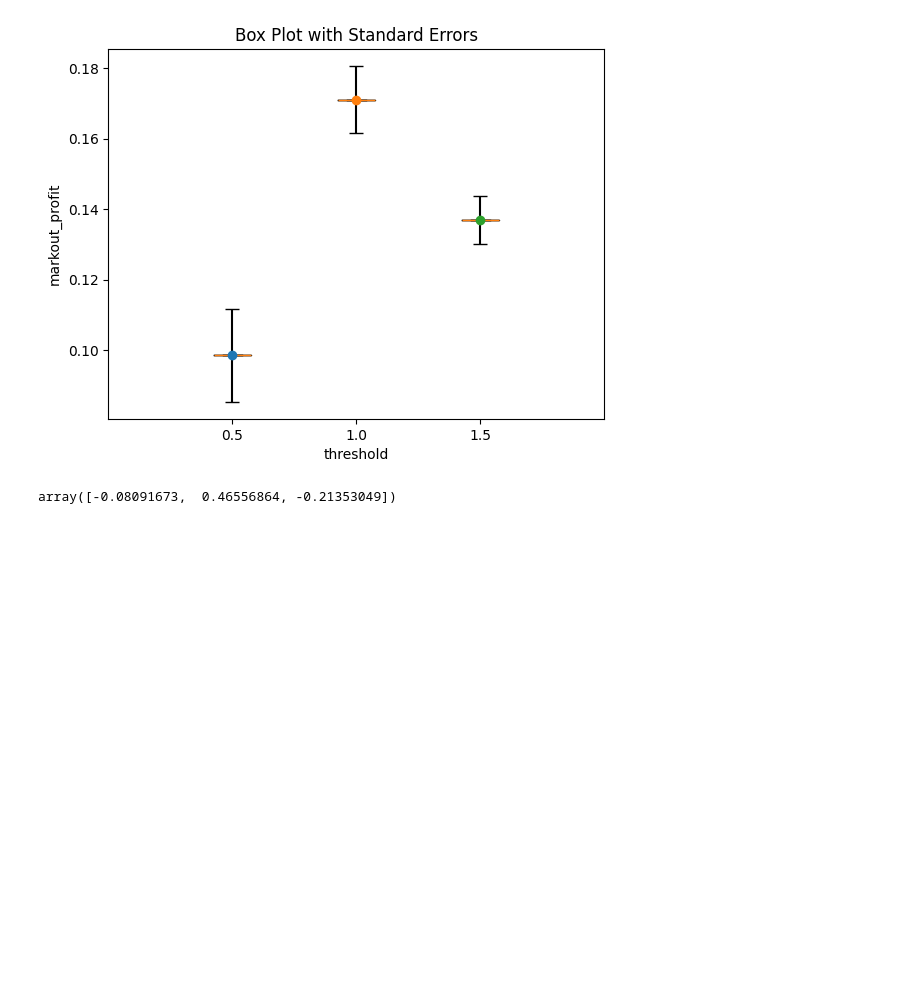
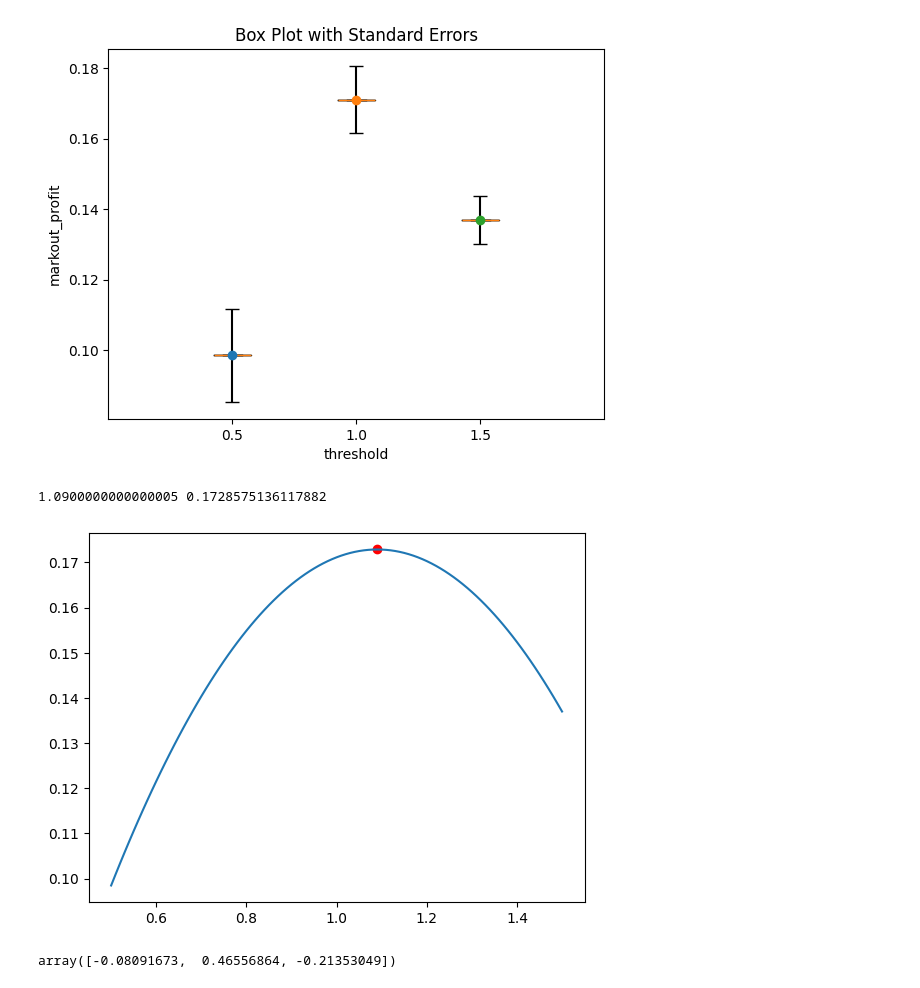
Before and after one commit to alextanhongpin/python-experimentation-for-engineers, a Jupyter notebook: 04_response_surface_methodology.ipynb, the cells around one changed output. Drawn from its saved outputs; the diff is of its cells as text; code cells hidden in the pictures; blank space fills up the shorter version.

```diff
--- a/04_response_surface_methodology.ipynb
+++ b/04_response_surface_methodology.ipynb
@@ -106,6 +106,32 @@ positions = thresholds
 boxplot(data, std_err, positions);
 # %% [output]
 [figure]
+# %%
+from sklearn.linear_model import LinearRegression
+from sklearn.pipeline import make_pipeline
+from sklearn.preprocessing import PolynomialFeatures
+
+pipe = make_pipeline(
+    PolynomialFeatures(2, include_bias=False),
+    LinearRegression(),
+)
+X = np.array(thresholds).reshape(-1, 1)
+y = aggregate_measurements
+pipe.fit(X, y)
+
+xhat = np.arange(thresholds.min(), thresholds.max() + 1e-6, 0.01)
+yhat = pipe.predict(xhat.reshape(-1, 1))
+
+
+i = np.where(yhat == yhat.max())[0][0]
+max_x = xhat[i]
+max_y = yhat[i]
+print(max_x, max_y)
+plt.scatter(max_x, max_y, color="red", marker="o")
+plt.plot(xhat, yhat);
+# %% [output]
+1.0900000000000005 0.1728575136117882
+[figure, added]
 # %%
 # The function performs a polynomial regression,
 # specifically fitting a quadratic model to the given data.
```
Also changed, not shown: parts of 8 cells of this notebook, 8 other files.
